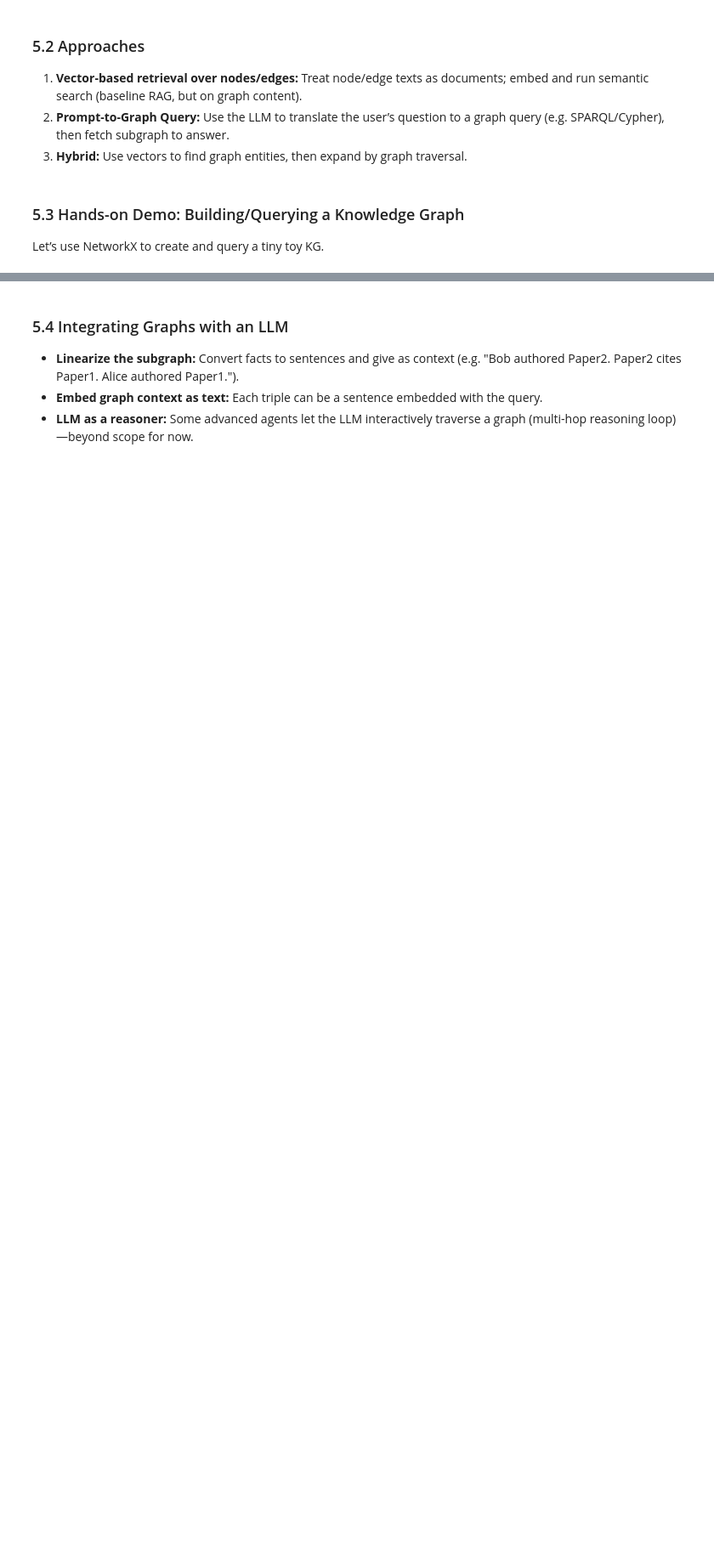
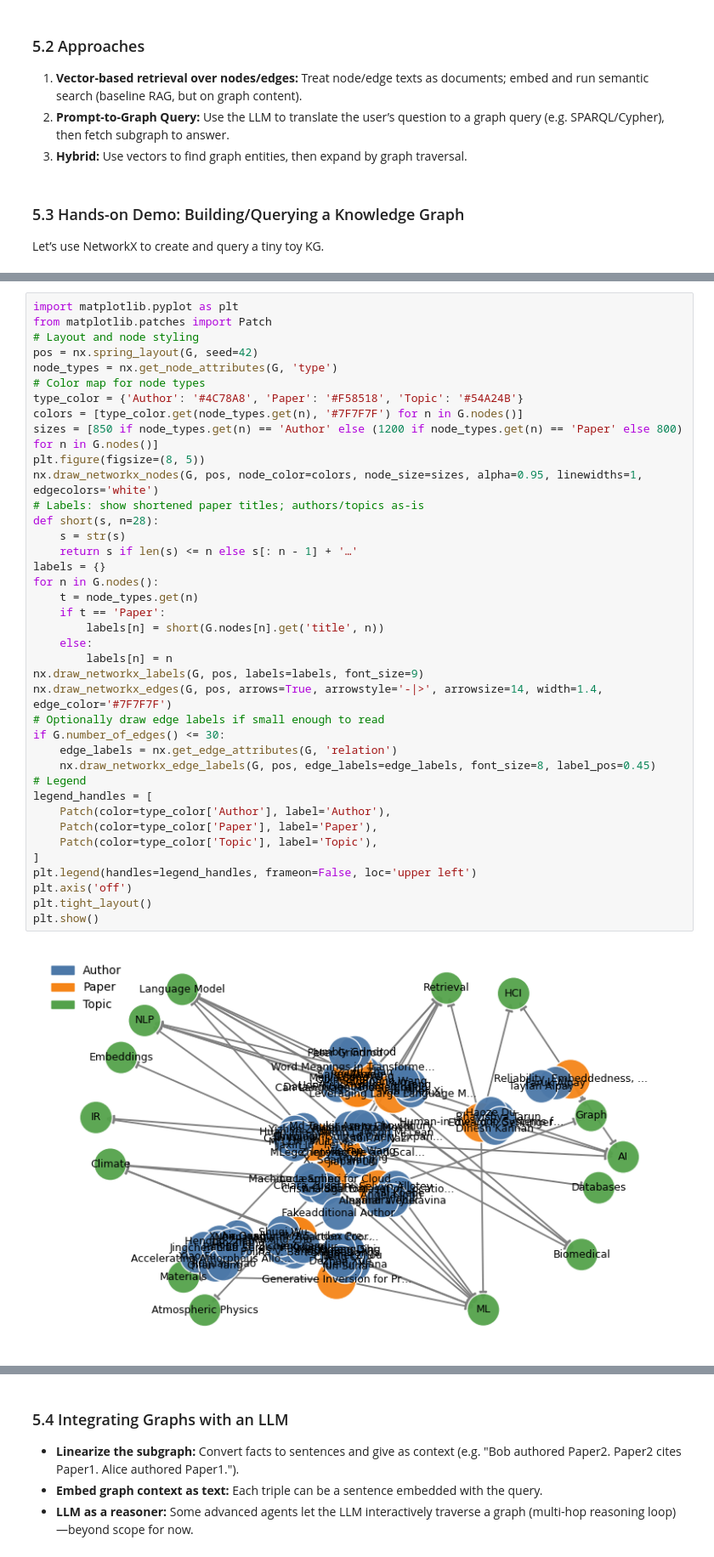
Before and after one commit to clemsonciti/rcde_workshops, a Jupyter notebook: llms_rag/05_graph_rag.ipynb, the cells around one changed output, grey strips where cells are left out. Shown at 85% size. Cells and saved outputs as stored; diff of their text form; blank space fills up the shorter version.

```diff
--- a/llms_rag/05_graph_rag.ipynb
+++ b/llms_rag/05_graph_rag.ipynb
@@ -61 +83,42 @@ print('Edges:', G.edges(data=True))
+# %%
+import matplotlib.pyplot as plt
+from matplotlib.patches import Patch
+# Layout and node styling
+pos = nx.spring_layout(G, seed=42)
+node_types = nx.get_node_attributes(G, 'type')
+# Color map for node types
+type_color = {'Author': '#4C78A8', 'Paper': '#F58518', 'Topic': '#54A24B'}
+colors = [type_color.get(node_types.get(n), '#7F7F7F') for n in G.nodes()]
+sizes = [850 if node_types.get(n) == 'Author' else (1200 if node_types.get(n) == 'Paper' else 800) for n in G.nodes()]
+plt.figure(figsize=(8, 5))
+nx.draw_networkx_nodes(G, pos, node_color=colors, node_size=sizes, alpha=0.95, linewidths=1, edgecolors='white')
+# Labels: show shortened paper titles; authors/topics as-is
+def short(s, n=28):
+    s = str(s)
+    return s if len(s) <= n else s[: n - 1] + '…'
+labels = {}
+for n in G.nodes():
+    t = node_types.get(n)
+    if t == 'Paper':
+        labels[n] = short(G.nodes[n].get('title', n))
+    else:
+        labels[n] = n
+nx.draw_networkx_labels(G, pos, labels=labels, font_size=9)
+nx.draw_networkx_edges(G, pos, arrows=True, arrowstyle='-|>', arrowsize=14, width=1.4, edge_color='#7F7F7F')
+# Optionally draw edge labels if small enough to read
+if G.number_of_edges() <= 30:
+    edge_labels = nx.get_edge_attributes(G, 'relation')
+    nx.draw_networkx_edge_labels(G, pos, edge_labels=edge_labels, font_size=8, label_pos=0.45)
+# Legend
+legend_handles = [
+    Patch(color=type_color['Author'], label='Author'),
+    Patch(color=type_color['Paper'], label='Paper'),
+    Patch(color=type_color['Topic'], label='Topic'),
+]
+plt.legend(handles=legend_handles, frameon=False, loc='upper left')
+plt.axis('off')
+plt.tight_layout()
+plt.show()
+# %% [output]
+[figure, added]
 # %% [markdown]
```
Also changed, not shown: parts of 9 cells of this notebook, 3 other files.
